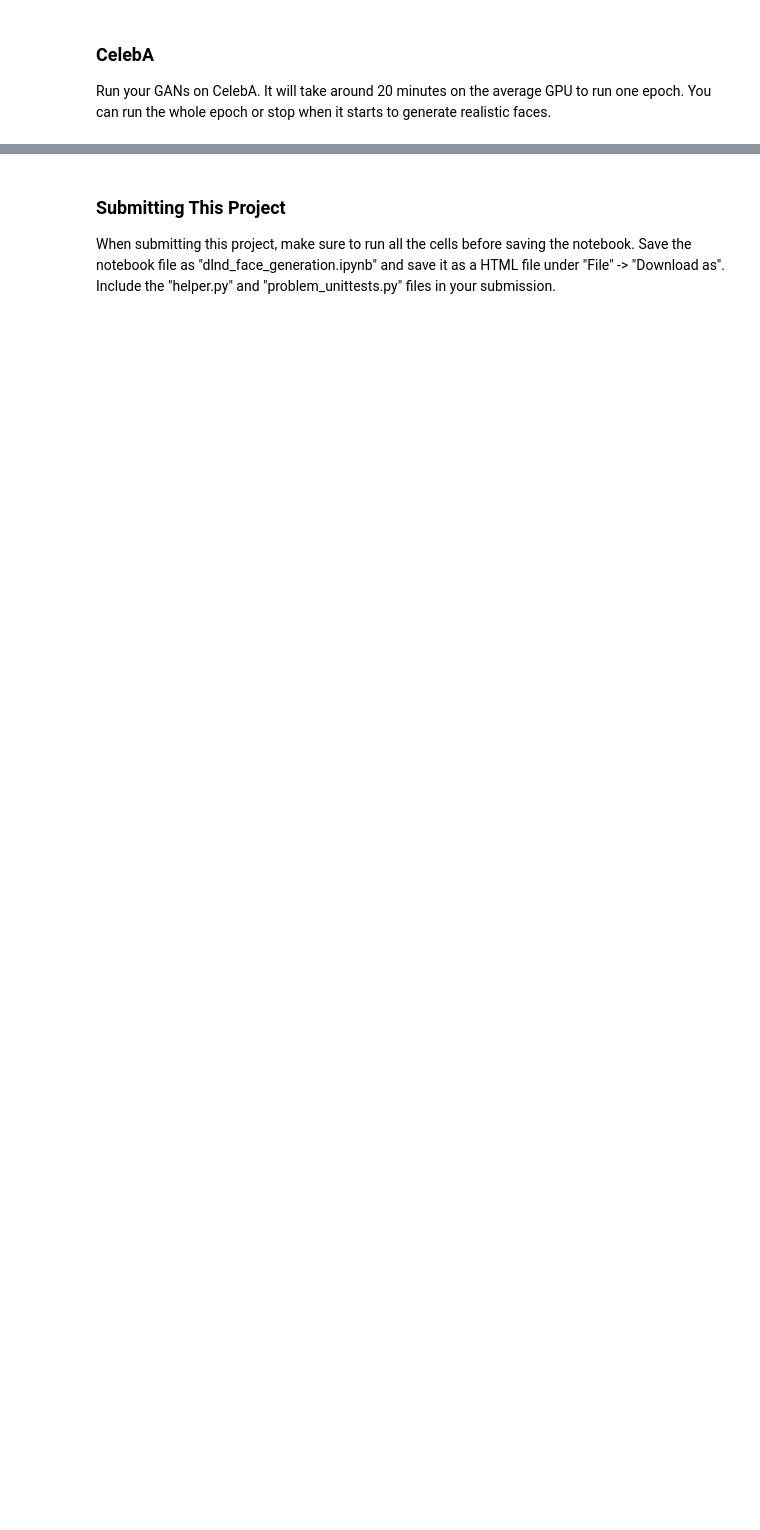
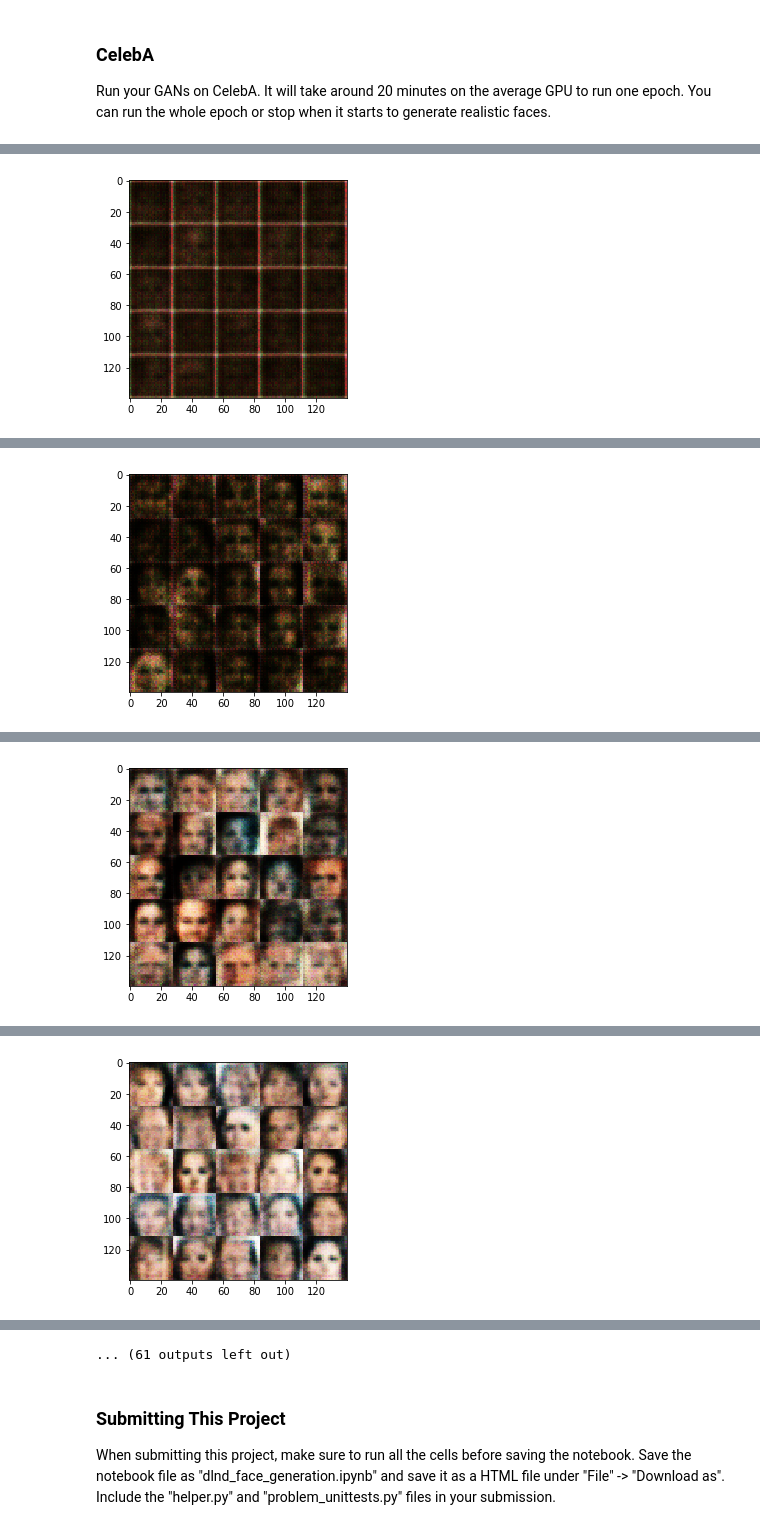
Before and after one commit to dfengbgl/udacity-deep-learning, a Jupyter notebook: face_generation/dlnd_face_generation.ipynb, the cells around one changed output, grey strips where cells are left out. Cells and saved outputs as stored; diff of their text form; code cells hidden in the pictures; blank space fills up the shorter version.

```diff
--- a/face_generation/dlnd_face_generation.ipynb
+++ b/face_generation/dlnd_face_generation.ipynb
@@ -447,10 +449,10 @@ Epoch 1/2... Discriminator Loss: 2.3761... Generator Loss: 0.1194
 ### CelebA
 Run your GANs on CelebA.  It will take around 20 minutes on the average GPU to run one epoch.  You can run the whole epoch or stop when it starts to generate realistic faces.
 # %%
-batch_size = None
-z_dim = None
-learning_rate = None
-beta1 = None
+batch_size = 32
+z_dim = 100
+learning_rate = 0.0001
+beta1 = 0.5
 
 
 """
@@ -462,3 +464,4 @@ celeba_dataset = helper.Dataset('celeba', glob(os.path.join(data_dir, 'img_align
 with tf.Graph().as_default():
     train(epochs, batch_size, z_dim, learning_rate, beta1, celeba_dataset.get_batches,
           celeba_dataset.shape, celeba_dataset.image_mode)
+# %% [output]
@@ -464,0 +478 @@ with tf.Graph().as_default():
+[figure, added]
@@ -464,0 +489 @@ with tf.Graph().as_default():
+[figure, added]
@@ -464,0 +500 @@ with tf.Graph().as_default():
+[figure, added]
@@ -464,0 +511 @@ with tf.Graph().as_default():
+[figure, added]
@@ -465,3 +534,4 @@ with tf.Graph().as_default():
+... (61 outputs left out)
 # %% [markdown]
 ### Submitting This Project
 When submitting this project, make sure to run all the cells before saving the notebook. Save the notebook file as "dlnd_face_generation.ipynb" and save it as a HTML file under "File" -> "Download as". Include the "helper.py" and "problem_unittests.py" files in your submission.
```
Also changed, not shown: parts of 7 cells of this notebook, 1 other file.
